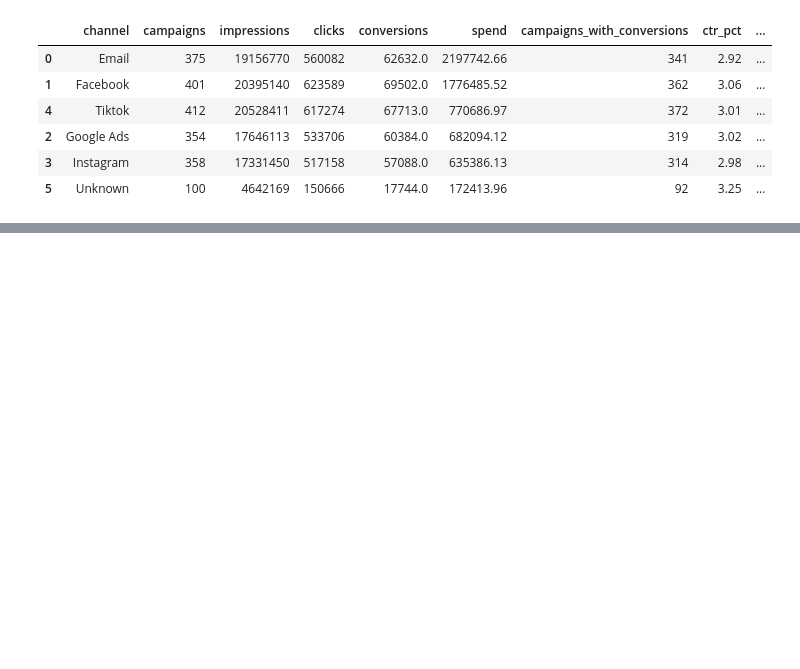
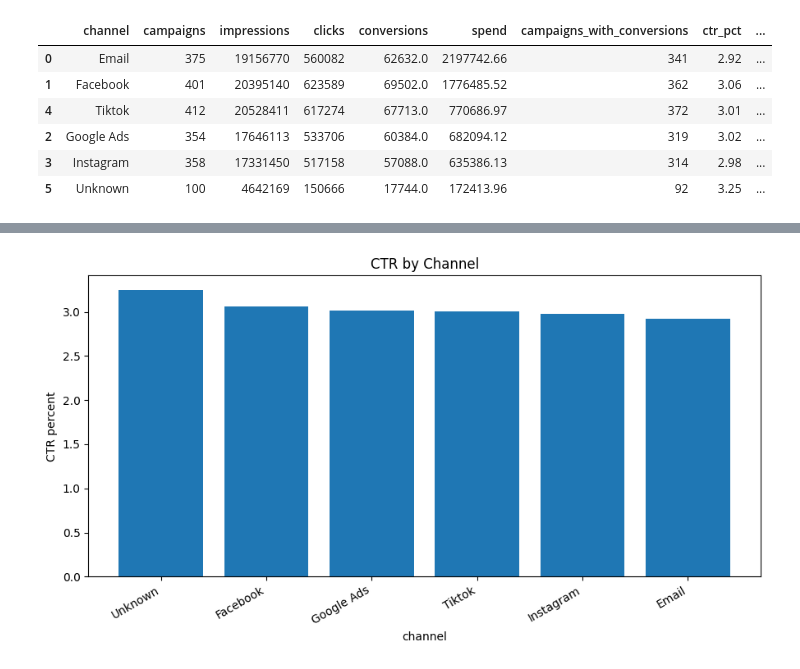
Before and after one commit to Nikita-Ravindra-Albela/Marketing-Performance-Business-Optimization---A-Data-Driven-Decision-Support-Project, a Jupyter notebook: Python/Marketing_Campaign_Cleaning.ipynb, the cells around one changed output, grey strips where cells are left out. Drawn from its saved outputs; the diff is of its cells as text; code cells hidden in the pictures; blank space fills up the shorter version.

```diff
--- a/Python/Marketing_Campaign_Cleaning.ipynb
+++ b/Python/Marketing_Campaign_Cleaning.ipynb
@@ -2758,0 +2825,15 @@ display(
+# %%
+# CTR by channel
+
+plot_data = channel_performance.sort_values("ctr_pct", ascending=False)
+
+plt.figure(figsize=(9,5))
+plt.bar(plot_data["channel"].astype(str), plot_data["ctr_pct"])
+plt.title("CTR by Channel")
+plt.xlabel("channel")
+plt.ylabel("CTR percent")
+plt.xticks(rotation=30, ha="right")
+plt.tight_layout()
+plt.show()
+# %% [output]
+[figure, added]
```
Also changed, not shown: parts of 56 cells of this notebook, 13 other files.
